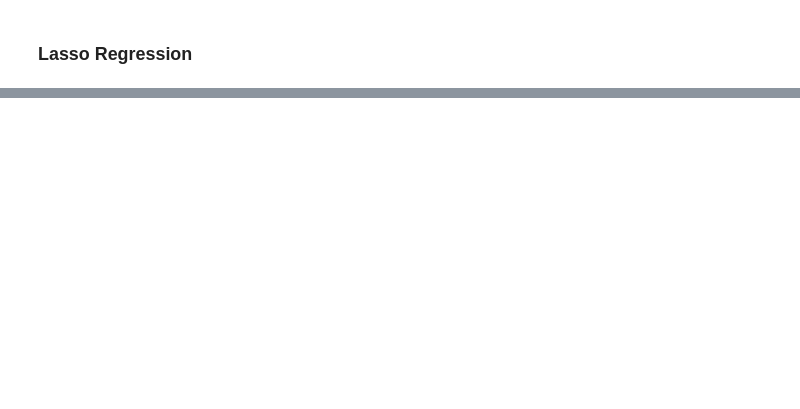
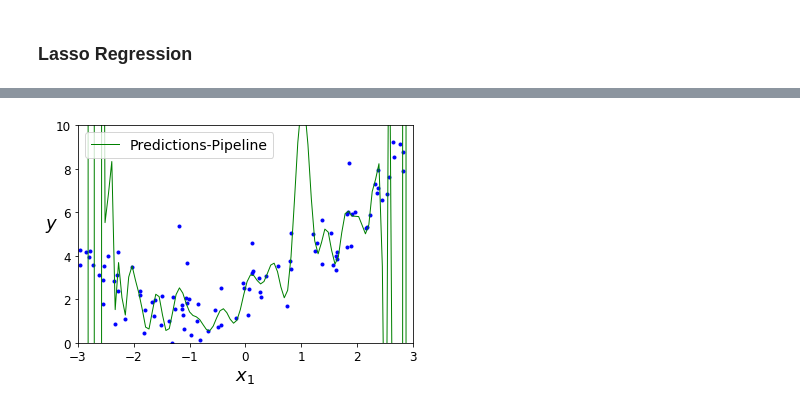
Before and after one commit to amujica/Machine-Learning, a Jupyter notebook: Regression.ipynb, the cells around one changed output, grey strips where cells are left out. Saved outputs shown, nothing was run; the diff lists cells and outputs as text; code cells hidden in the pictures; blank space fills up the shorter version.

```diff
--- a/Linear Regression.ipynb
+++ b/Regression.ipynb
@@ -368,0 +451,26 @@ plt.show()
+# %%
+from sklearn.pipeline import Pipeline
+
+poly_features = PolynomialFeatures(degree=300, include_bias=True)
+lin_reg = LinearRegression()
+
+polynomial_regression = Pipeline([
+            ("poly_features", poly_features),
+            ("std",std_scaler),
+            ("lin_reg", lin_reg),
+        ])
+
+polynomial_regression.fit(X, y)
+
+X_new=np.linspace(-3, 3, 100).reshape(100, 1)
+y_new = polynomial_regression.predict(X_new)
+
+plt.plot(X, y, "b.")
+plt.plot(X_new, y_new, "g-", linewidth=1, label="Predictions-Pipeline")
+plt.xlabel("$x_1$", fontsize=18)
+plt.ylabel("$y$", rotation=0, fontsize=18)
+plt.legend(loc="upper left", fontsize=14)
+plt.axis([-3, 3, 0, 10])
+plt.show()
+# %% [output]
+[figure, added]
```
Also changed, not shown: parts of 14 cells of this notebook, 1 other file.
